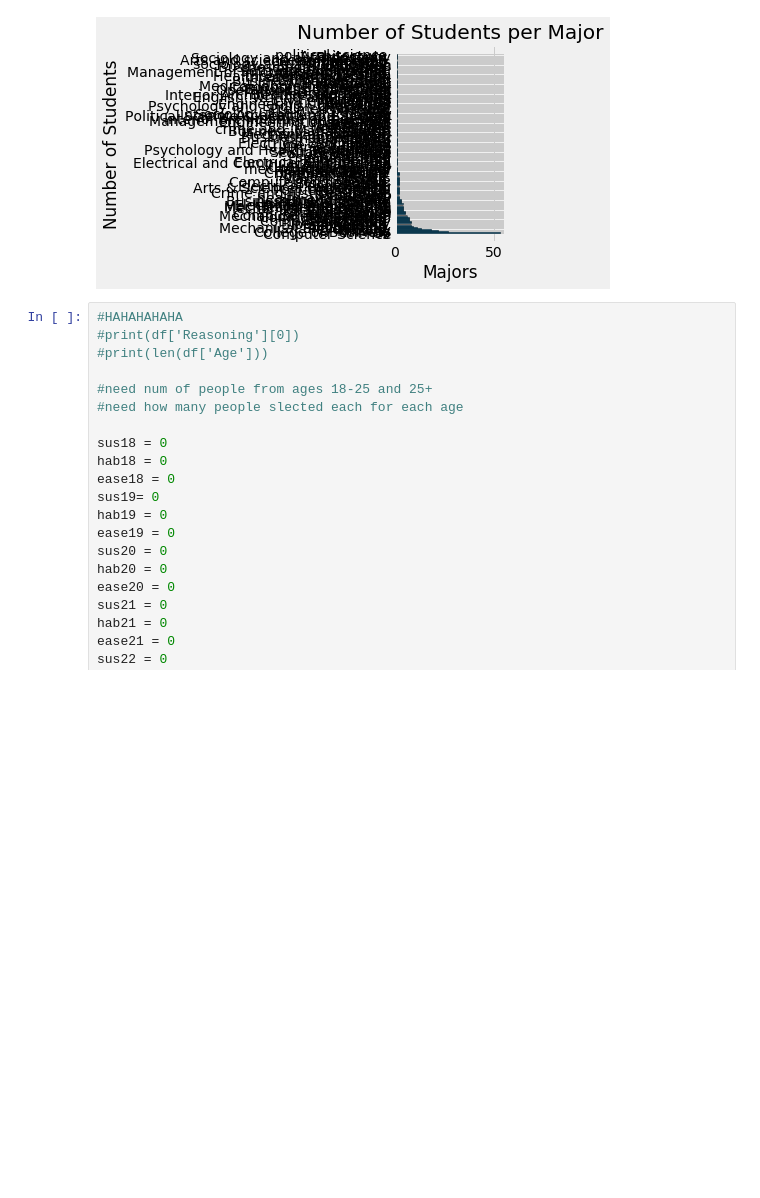
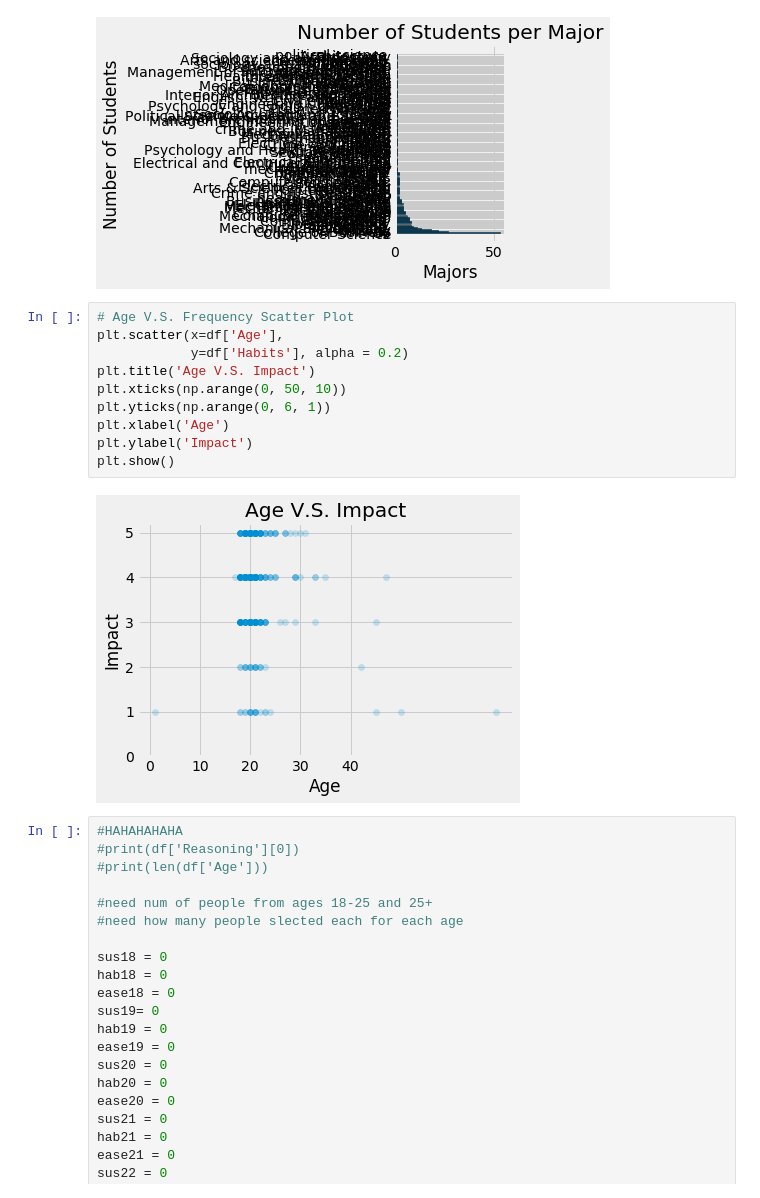
Before and after one commit to aalmeida9/362Project1, a Jupyter notebook: main.ipynb, the cells around one changed output. Saved outputs shown, nothing was run; the diff lists cells and outputs as text; blank space fills up the shorter version.

Commit message:
Alex's scatter plot

```diff
--- a/main.ipynb
+++ b/main.ipynb
@@ -309,6 +309,18 @@ plt.tight_layout()
 plt.show()
 # %% [output]
 [figure]
+# %%
+# Age V.S. Frequency Scatter Plot
+plt.scatter(x=df['Age'],
+            y=df['Habits'], alpha = 0.2)
+plt.title('Age V.S. Impact')
+plt.xticks(np.arange(0, 50, 10))
+plt.yticks(np.arange(0, 6, 1))
+plt.xlabel('Age')
+plt.ylabel('Impact')
+plt.show()
+# %% [output]
+[figure, added]
 # %%
 #HAHAHAHAHA
 #print(df['Reasoning'][0])
```
